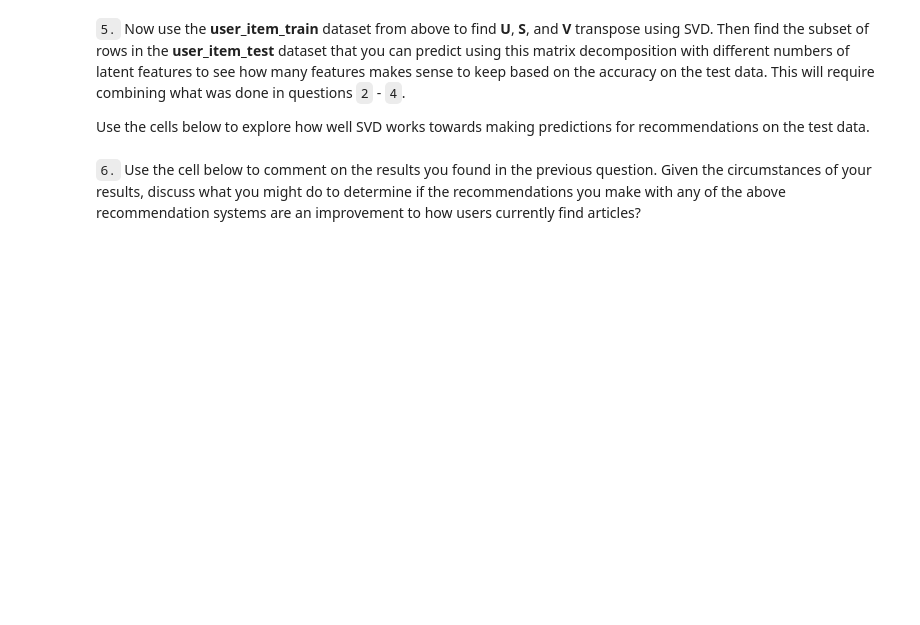
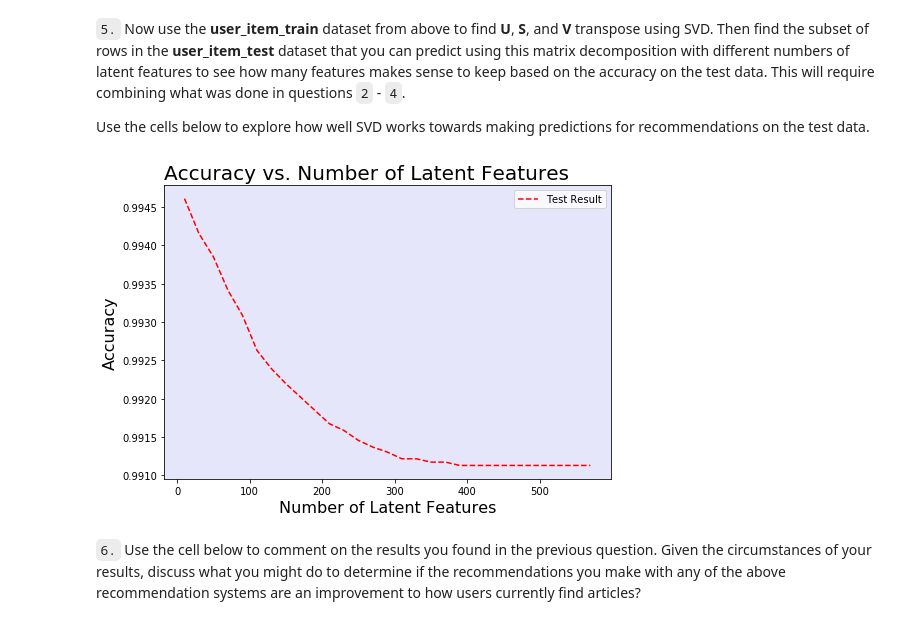
Before and after one commit to ZenRay/DataScientistNanoDegree, a Jupyter notebook: P3_Recommendations/Recommendations_with_IBM.ipynb, the cells around one changed output. Saved outputs shown, nothing was run; the diff lists cells and outputs as text; code cells hidden in the pictures; blank space fills up the shorter version.

```diff
--- a/P3_Recommendations/Recommendations_with_IBM.ipynb
+++ b/P3_Recommendations/Recommendations_with_IBM.ipynb
@@ -858,8 +862,8 @@ def create_test_and_train_user_item(df_train, df_test):
     # Your code here
     user_item_train = create_user_item_matrix(df_train)
     user_item_test = create_user_item_matrix(df_test)
-    test_idx = df_test.user_id.tolist()
-    test_arts = df_test.article_id.tolist()
+    test_idx = df_test.user_id.unique().tolist()
+    test_arts = df_test.article_id.unique().tolist()
     return user_item_train, user_item_test, test_idx, test_arts
 
 user_item_train, user_item_test, test_idx, test_arts = create_test_and_train_user_item(df_train, df_test)
@@ -899,25 +913,45 @@ Use the cells below to explore how well SVD works towards making predictions for
 # fit SVD on the user_item_train matrix
 u_train, s_train, vt_train = np.linalg.svd(user_item_train) # fit svd similar to above then use the cells below
 # %%
-num_latent_feats = np.arange(10,700+10,20)
+# get the common columns and the common indexes
+common_idx = user_item_train.index.intersection(user_item_test.index)
+common_cols = user_item_train.columns.intersection(user_item_test.columns)
+user_item_true_test = user_item_test.loc[common_idx, common_cols]
+
+# Use these cells to see how well you can use the training
+# decomposition to predict on test data
+num_latent_feats = np.arange(10,570+10,20)
 sum_errs = []
+
 
 for k in num_latent_feats:
     # restructure with k latent features
-    s_new, u_new, vt_new = np.diag(s_train[:k]), u_train[:, :k], vt_train[:k, :]
+    s_train_new, u_train_new, vt_train_new = np.diag(s_train[:k]), u_train[:, :k], vt_train[:k, :]
 
     # take dot product
-    user_item_ = np.around(np.dot(np.dot(u_new, s_new), vt_new))
+    user_item_pred_test = np.around(np.dot(np.dot(u_train_new, s_train_new), vt_train_new))[[i - 1 for i in common_idx]]
+    user_item_pred_test = user_item_pred_test[:, np.where(user_item_train.columns.isin(common_cols))[0]]
+
 
     # compute error for each prediction to actual value
-    diffs = np.subtract(user_item_train, user_item_)
+    diffs = np.subtract(user_item_true_test, user_item_pred_test)
 
     # total errors and keep track of them
     err = np.sum(np.sum(np.abs(diffs)))
+
     sum_errs.append(err)
 
 
-plt.plot(num_latent_feats, 1 - np.array(sum_errs)/df.shape[0]);
-plt.xlabel('Number of Latent Features');
-plt.ylabel('Accuracy');
-plt.title('Accuracy vs. Number of Latent Features');
+plt.figure(figsize=(8, 5.4))
+ax = plt.subplot()
+ax.set_facecolor("lavender")
+ax.plot(num_latent_feats, 1 - np.array(sum_errs)/df.shape[0], "r--", label="Test Result")
+# ax.plot(num_latent_feats, 1 - np.array(all_sum_errs[:len(num_latent_feats)])/df.shape[0], "g-")
+
+plt.title("Accuracy vs. Number of Latent Features", fontsize=20, loc="left")
+plt.xlabel("Number of Latent Features", fontsize=16)
+plt.ylabel("Accuracy", fontsize=16)
+plt.legend()
+plt.show()
+# %% [output]
+[figure, added]
```
Also changed, not shown: parts of 11 cells of this notebook.
